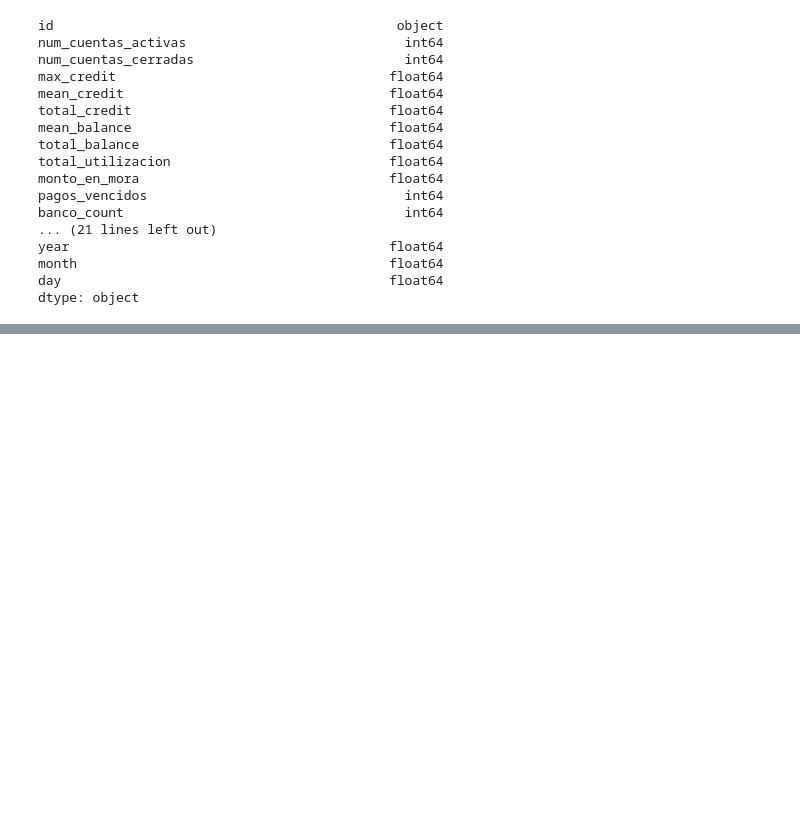
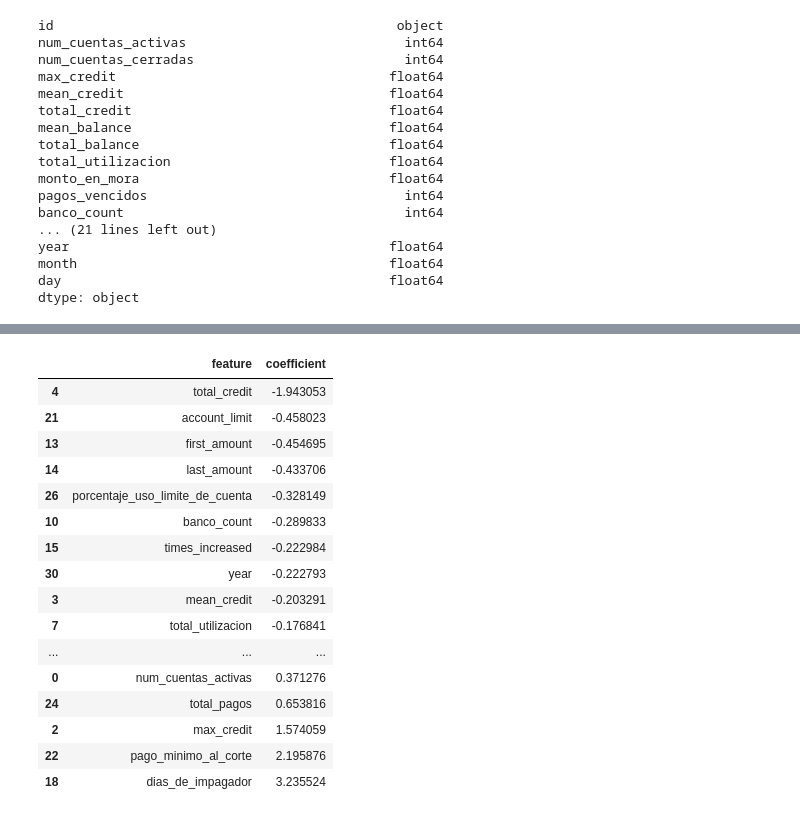
Before and after one commit to StefanoMolina/Random, a Jupyter notebook: Section2.ipynb, the cells around one changed output, grey strips where cells are left out. Saved outputs shown, nothing was run; the diff lists cells and outputs as text; code cells hidden in the pictures; blank space fills up the shorter version.

```diff
--- a/Section2.ipynb
+++ b/Section2.ipynb
@@ -100,0 +203,21 @@ fig.tight_layout()
+# %%
+X_train, X_test, y_train, y_test = train_test_split(X, y, test_size = 0.3, random_state = 16)
+
+mod = LogisticRegression()
+
+#Genera pipeline para las variables numericas que son todas
+#num_transformer = Pipeline([('imputer', SimpleImputer(strategy='mean')),
+#                            ('scaler', StandardScaler())])
+#num_cols = X.select_dtypes(include=['int64', 'float64']).columns
+
+#prep = make_column_transformer((num_transformer, num_cols),
+#                               remainder= 'passthrough')
+
+pipe = Pipeline([('imputer', SimpleImputer(strategy='mean')),
+                 ('scaler', StandardScaler()),
+                 ('model', mod)])
+
+params = {'model__C': [0.1, 1, 10, 100], 'model__solver': ['liblinear']}
+
+gs = GridSearchCV(pipe, param_grid = params, cv = 5, scoring='accuracy')
+gs.fit(X_train, y_train)
@@ -100,0 +237,3 @@ fig.tight_layout()
+# %%
+best_mod = gs.best_estimator_
+best_mod.fit(X_train, y_train)
@@ -100,0 +243,4 @@ fig.tight_layout()
+# %%
+log_reg_model = best_mod.named_steps['model']
+coefficients = log_reg_model.coef_
+coefficients
@@ -100,0 +259,23 @@ fig.tight_layout()
+# %%
+coefficients_with_names = list(zip(X.columns, coefficients[0]))
+# %%
+coefs= pd.DataFrame(coefficients_with_names, columns = ['feature', 'coefficient'])
+coefs.sort_values(by ='coefficient')
+# %% [output]
+|  | feature | coefficient |
+| 4 | total_credit | -1.943053 |
+| 21 | account_limit | -0.458023 |
+| 13 | first_amount | -0.454695 |
+| 14 | last_amount | -0.433706 |
+| 26 | porcentaje_uso_limite_de_cuenta | -0.328149 |
+| 10 | banco_count | -0.289833 |
+| 15 | times_increased | -0.222984 |
+| 30 | year | -0.222793 |
+| 3 | mean_credit | -0.203291 |
+| 7 | total_utilizacion | -0.176841 |
+| ... | ... | ... |
+| 0 | num_cuentas_activas | 0.371276 |
+| 24 | total_pagos | 0.653816 |
+| 2 | max_credit | 1.574059 |
+| 22 | pago_minimo_al_corte | 2.195876 |
+| 18 | dias_de_impagador | 3.235524 |
```
Also changed, not shown: parts of 29 cells of this notebook.
